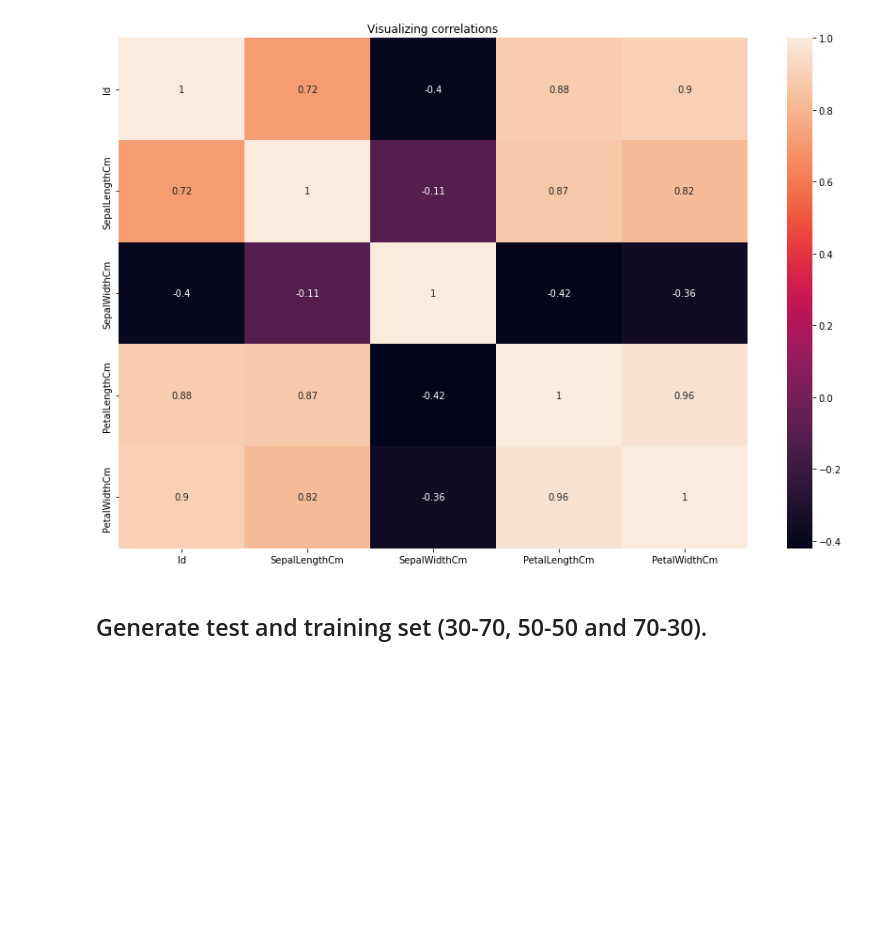
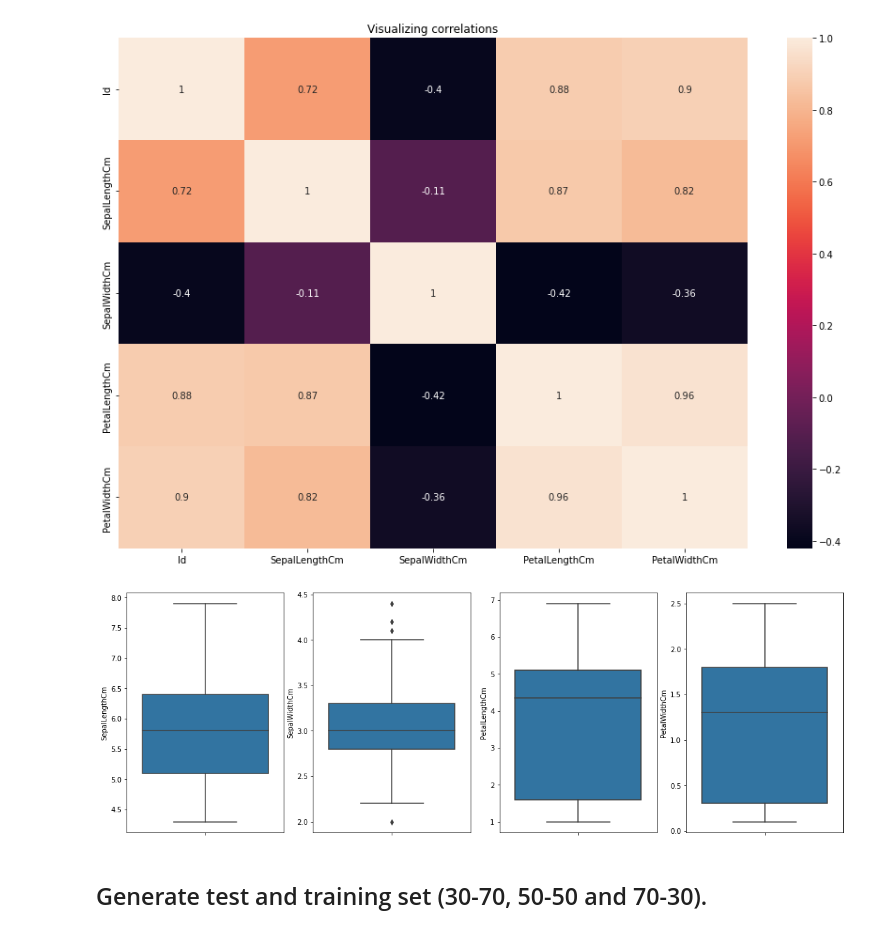
Before and after one commit to BamCurti/ml-notes, a Jupyter notebook: lab/2_iris/2_iris.ipynb, the cells around one changed output. Drawn from its saved outputs; the diff is of its cells as text; code cells hidden in the pictures; blank space fills up the shorter version.

```diff
--- a/lab/2_iris/2_iris.ipynb
+++ b/lab/2_iris/2_iris.ipynb
@@ -48,3 +46,17 @@ plt.show()
+# %%
+%matplotlib inline
+fig, ax = plt.subplots(nrows= 1, ncols=4, figsize=(15, 5))
+index = 0
+ax = ax.flatten()
+
+for key, value in df.items():
+    if key not in ('Id', 'Species'):
+        sns.boxplot(y=key, data=df, ax=ax[index])
+        index += 1
+
+plt.tight_layout(pad=0.4, w_pad=0.5, h_pad=5.0)
+# %% [output]
+[figure, added]
 # %%
 # Preprocessing data
 # Before all, I will separate the target and the data
```
Also changed, not shown: parts of 14 cells of this notebook, 1 other file.
